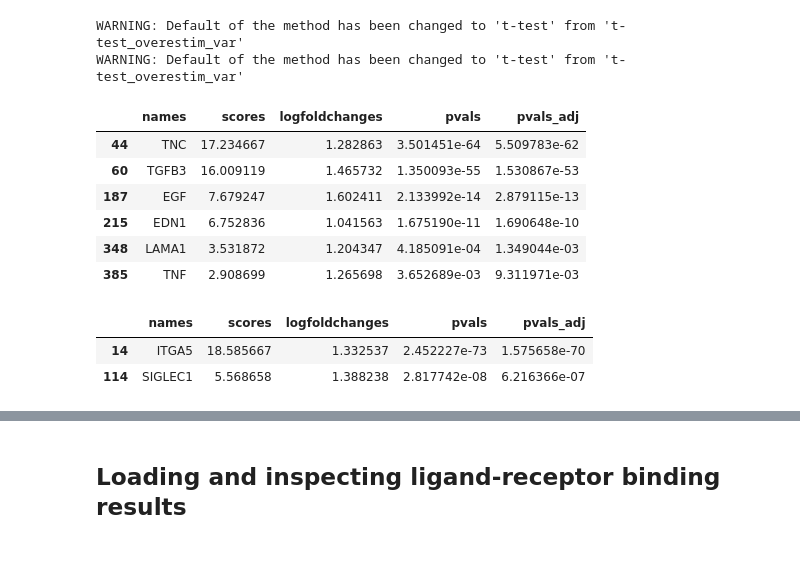
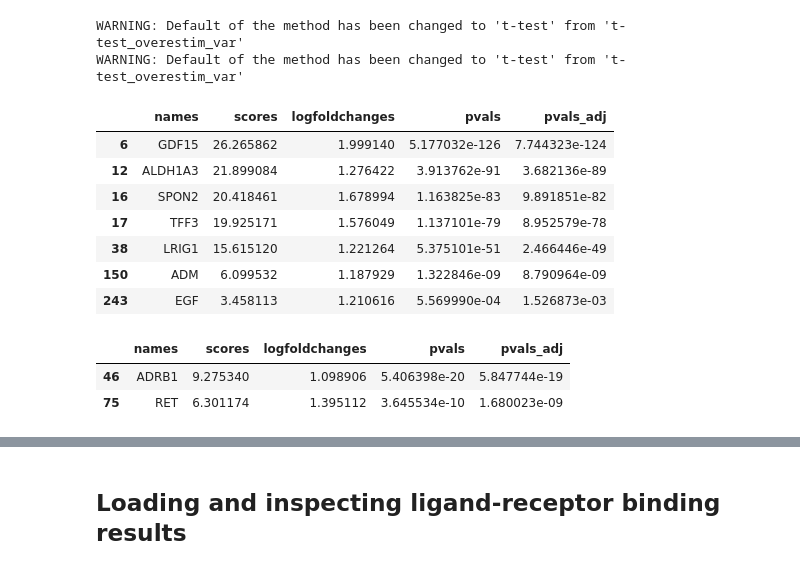
Before and after one commit to akiviaho/spatial, a Jupyter notebook: notebooks/spatial-ligand-receptor-analyses.ipynb, the cells around one changed output, grey strips where cells are left out. Drawn from its saved outputs; the diff is of its cells as text; code cells hidden in the pictures.

Commit message:
Implemented tumor interface subsetting and select ligand-receptor/DE analysis methods

```diff
--- a/notebooks/spatial-ligand-receptor-analyses.ipynb
+++ b/notebooks/spatial-ligand-receptor-analyses.ipynb
@@ -60,10 +60,11 @@ def get_annotation_proximity_spots(dat, cluster_of_interest, interaction_cluster
                 # If try fails, there are no matching clusters as keys in value_counts
                 n_cl_neighbors = dat[first_nhbor_idxs].obs['annotation'].value_counts()[cl] # find first-term neighbor cluster annotations POSSIBLE ERROR IF CL NOT IN DICT
 
-                # Added this clause to control that only those with 'close' interactions with the interaction cluster are included
+                # Added this clause to control that only those with 'close' interactions with the interaction cluster are included.
                 all_nhbor_indices = np.where(distance_mat[:, idx] != 0)[0]
 
-                if (n_cl_neighbors >= 3) & ((dat.obs['annotation'][all_nhbor_indices] == interaction_cluster).any()):
+                # Downgraded the number of required first neighbors to two
+                if (n_cl_neighbors >= 2) & (sum(dat.obs['annotation'][all_nhbor_indices] == interaction_cluster) >= 3):
                     dat.obs.at[obs_name,added_key] = cl
 
             except:
@@ -78,7 +79,7 @@ def get_annotation_proximity_spots(dat, cluster_of_interest, interaction_cluster
 
             all_nhbor_indices = np.where(distance_mat[:, idx] != 0)[0]
 
-            # Get the indices where the condition dat.obs['joint_leiden_clusters'] != cl is True
+            # Get the indices where neighboring spots are not the interest cluster
             indices = np.where((dat.obs[added_key][all_nhbor_indices] != cl) & (dat.obs['annotation'][all_nhbor_indices] == interaction_cluster))[0]
 
             # Update the 'proximity_analysis' column for the specific indices
@@ -205,7 +211,7 @@ colors_dict = {
 # %%
 source = 'tumor'
 target = 'normal'
-cols = colors_dict['stroma_tumor']
+cols = colors_dict['tumor_normal']
 interaction_dict = {}
 
 for sample in samples:
@@ -214,7 +220,7 @@ for sample in samples:
 
     if (slide.obs['annotation'].str.contains(source).any()) & (slide.obs['annotation'].str.contains(target).any()):
         # Using three rings you get 6 immediate neigbors, 12 second neigbors and 18 third neighbors
-        sq.gr.spatial_neighbors(slide,n_neighs=6,n_rings=6)
+        sq.gr.spatial_neighbors(slide,n_neighs=6,n_rings=4)
 
         slide = get_annotation_proximity_spots(slide, source, target)
 
@@ -229,7 +235,7 @@ for sample in samples:
 
         pvals = slide.uns['proximity_analysis_ligrec']['pvalues'][source][proximal_spots]
         means = slide.uns['proximity_analysis_ligrec']['means'][source][proximal_spots]
-        tuple_array = pd.DataFrame(means[pvals<0.05][means>1]).index.values
+        tuple_array = pd.DataFrame(means[pvals<0.01][means>1]).index.values
 
         interaction_dict[sample] = tuple_array
 
@@ -259,8 +274,10 @@ save_to_pickle(interaction_dict,'./data/'+source+'_to_'+target+'_ligand_receptor
 # %% [markdown]
 ## Performing treament-status based differential expression analysis
 # %%
+treatment_info = get_treatment_info()
+
 source = 'tumor'
-target = 'stroma'
+target = 'normal'
 concat_list = []
 
 ligand_receptor_dict = load_from_pickle('data/'+source+'_to_'+target+'_ligand_receptor_proximity_interactions.pickle')
@@ -283,7 +300,7 @@ for sample in samples:
 
     if (slide.obs['annotation'].str.contains(source).any()) & (slide.obs['annotation'].str.contains(target).any()):
         # Using three rings you get 6 immediate neigbors, 12 second neigbors and 18 third neighbors
-        sq.gr.spatial_neighbors(slide,n_neighs=6,n_rings=6)
+        sq.gr.spatial_neighbors(slide,n_neighs=6,n_rings=4)
 
         slide = get_annotation_proximity_spots(slide, source, target)
 
@@ -311,37 +348,44 @@ receptors = receptors[np.sort(idx)].tolist()
 treatment_info = get_treatment_info()
 
 dat_concat.obs['treatment_status'] = dat_concat.obs['sample_id'].map(treatment_info).astype('category')
-
+dat_concat = dat_concat[dat_concat.obs['proximity_analysis'] != 'background']
+dat_concat = dat_concat[(dat_concat.obs['treatment_status'].isin(['untreated','bicalutamide']))]
 
 # For tumor
 tumor_subset = dat_concat[dat_concat.obs['proximity_analysis'] == 'tumor']
 sc.tl.rank_genes_groups(tumor_subset,groupby='treatment_status')
 
 tumor_subset_res_df = sc.get.rank_genes_groups_df(tumor_subset,group='untreated')
-tumor_subset_res_df = tumor_subset_res_df[(tumor_subset_res_df['logfoldchanges']>=1) & (tumor_subset_res_df['pvals_adj']<0.05)].sort_values('pvals_adj',ascending=True).reset_index(drop=True)
+tumor_subset_res_df = tumor_subset_res_df[(tumor_subset_res_df['logfoldchanges']>=1) &(tumor_subset_res_df['pvals_adj']<0.05)].sort_values('pvals_adj',ascending=True).reset_index(drop=True)
 
+# Remove the lfc>1 condition
+#
 # For stroma
 target_subset = dat_concat[dat_concat.obs['proximity_analysis'] == 'proximal_'+target]
 sc.tl.rank_genes_groups(target_subset,groupby='treatment_status')
 
 target_subset_res_df = sc.get.rank_genes_groups_df(target_subset,group='untreated')
 target_subset_res_df = target_subset_res_df[(target_subset_res_df['logfoldchanges']>=1) & (target_subset_res_df['pvals_adj']<0.05)].sort_values('pvals_adj',ascending=True).reset_index(drop=True)
+# Remove the lfc>1 condition
+#
 # %% [output]
 WARNING: Default of the method has been changed to 't-test' from 't-test_overestim_var'
 WARNING: Default of the method has been changed to 't-test' from 't-test_overestim_var'
 # %%
-tumor_subset_res_df[tumor_subset_res_df['names'].isin(ligands)]
+tumor_de_res = tumor_subset_res_df[tumor_subset_res_df['names'].isin(ligands)][:10]
+tumor_de_res
 # %% [output]
 |  | names | scores | logfoldchanges | pvals | pvals_adj |
-| 44 | TNC | 17.234667 | 1.282863 | 3.501451e-64 | 5.509783e-62 |
-| 60 | TGFB3 | 16.009119 | 1.465732 | 1.350093e-55 | 1.530867e-53 |
-| 187 | EGF | 7.679247 | 1.602411 | 2.133992e-14 | 2.879115e-13 |
-| 215 | EDN1 | 6.752836 | 1.041563 | 1.675190e-11 | 1.690648e-10 |
-| 348 | LAMA1 | 3.531872 | 1.204347 | 4.185091e-04 | 1.349044e-03 |
-| 385 | TNF | 2.908699 | 1.265698 | 3.652689e-03 | 9.311971e-03 |
+| 6 | GDF15 | 26.265862 | 1.999140 | 5.177032e-126 | 7.744323e-124 |
+| 12 | ALDH1A3 | 21.899084 | 1.276422 | 3.913762e-91 | 3.682136e-89 |
+| 16 | SPON2 | 20.418461 | 1.678994 | 1.163825e-83 | 9.891851e-82 |
+| 17 | TFF3 | 19.925171 | 1.576049 | 1.137101e-79 | 8.952579e-78 |
+| 38 | LRIG1 | 15.615120 | 1.221264 | 5.375101e-51 | 2.466446e-49 |
+| 150 | ADM | 6.099532 | 1.187929 | 1.322846e-09 | 8.790964e-09 |
+| 243 | EGF | 3.458113 | 1.210616 | 5.569990e-04 | 1.526873e-03 |
 # %%
-target_subset_res_df[target_subset_res_df['names'].isin(receptors)]
+target_subset_res_df[target_subset_res_df['names'].isin(receptors)][:10]
 # %% [output]
 |  | names | scores | logfoldchanges | pvals | pvals_adj |
-| 14 | ITGA5 | 18.585667 | 1.332537 | 2.452227e-73 | 1.575658e-70 |
-| 114 | SIGLEC1 | 5.568658 | 1.388238 | 2.817742e-08 | 6.216366e-07 |
+| 46 | ADRB1 | 9.275340 | 1.098906 | 5.406398e-20 | 5.847744e-19 |
+| 75 | RET | 6.301174 | 1.395112 | 3.645534e-10 | 1.680023e-09 |
```
Also changed, not shown: parts of 19 cells of this notebook.
